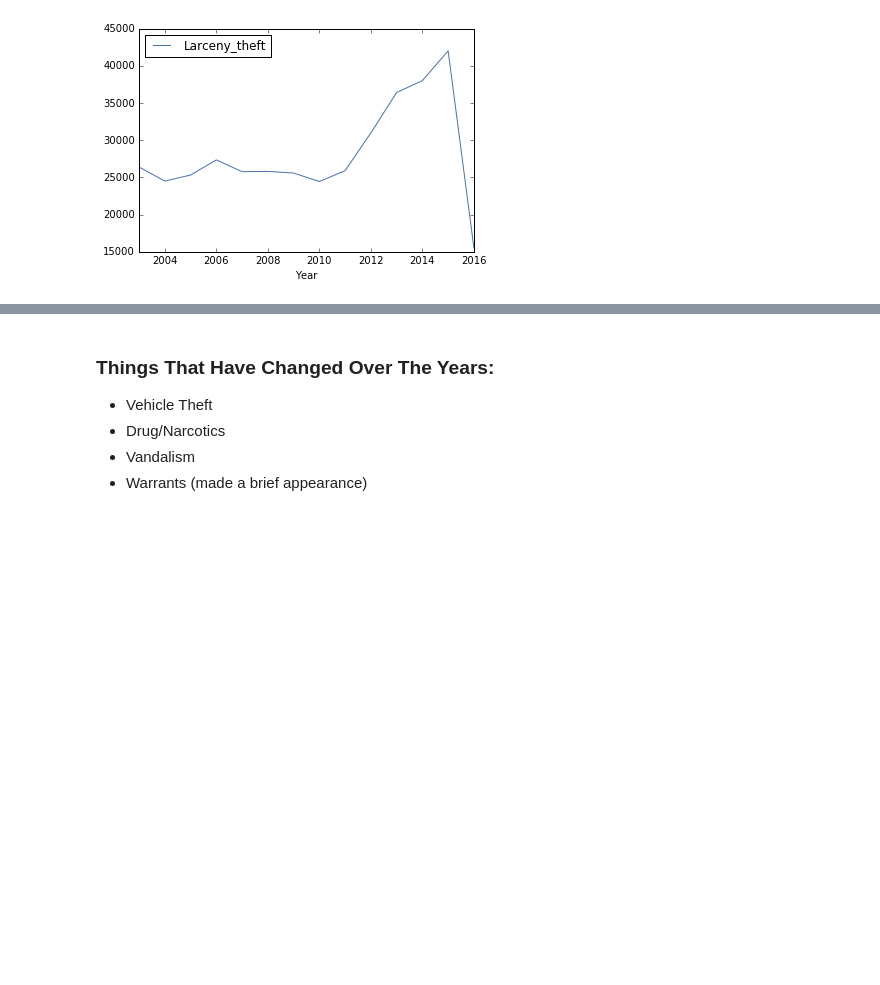
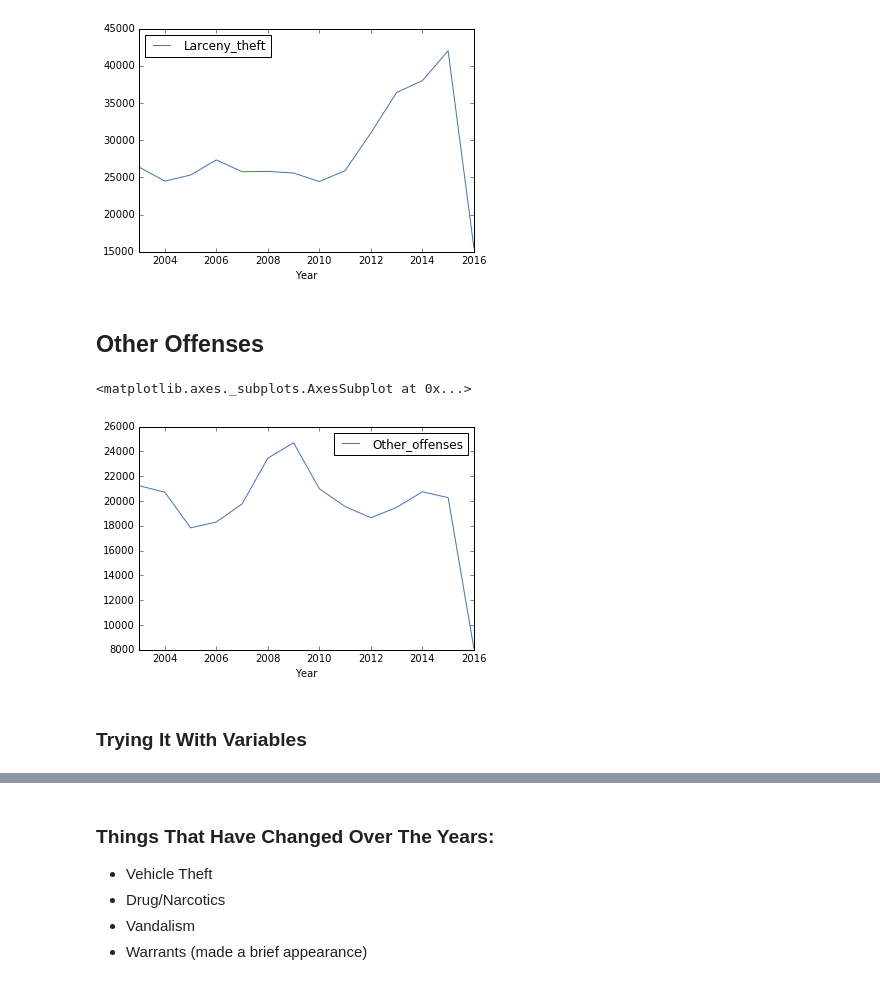
Before and after one commit to raschuetz/foundations-homework, a Jupyter notebook: 08/homework-8-schuetz.ipynb, the cells around one changed output, grey strips where cells are left out. Saved outputs shown, nothing was run; the diff lists cells and outputs as text; code cells hidden in the pictures; blank space fills up the shorter version.

```diff
--- a/08/homework-8-schuetz.ipynb
+++ b/08/homework-8-schuetz.ipynb
@@ -346,3 +347,24 @@ larceny_df.plot(kind = 'line', x = 'Year', y = 'Larceny_theft')
 # %% [output]
 <matplotlib.axes._subplots.AxesSubplot at 0x...>
 [figure]
+# %% [markdown]
+## Other Offenses
+# %%
+other_dict = {}
+other_list = []
+years = list(range(2003, 2017))
+
+for year in years:
+    for item in df[(df['Year'] == str(year)) & (df['Category'] == 'OTHER OFFENSES')]['Category'].value_counts():
+        other_dict['Year'] = year
+        other_dict['Other_offenses'] = item
+        other_list.append(other_dict)
+        other_dict = {}
+
+other_df = pd.DataFrame(other_list)
+other_df.plot(kind = 'line', x = 'Year', y = 'Other_offenses')
+# %% [output]
+<matplotlib.axes._subplots.AxesSubplot at 0x...>
+[figure, added]
+# %% [markdown]
+### Trying It With Variables
```
Also changed, not shown: parts of 46 cells of this notebook.
